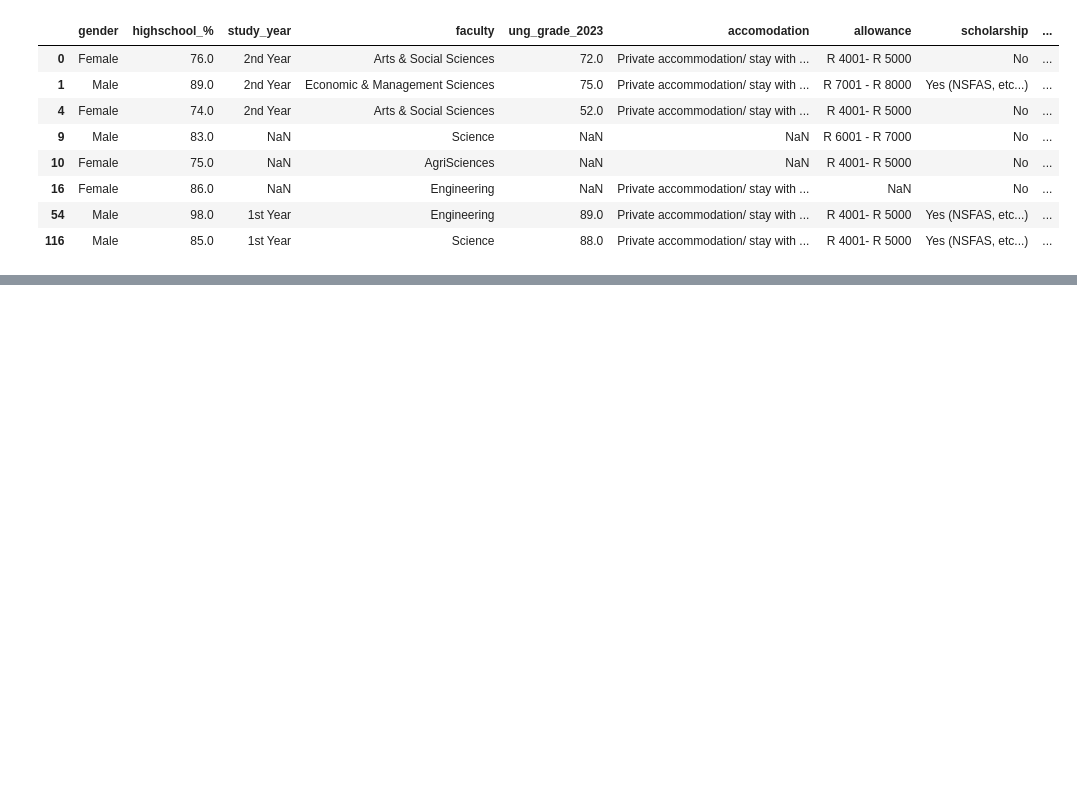
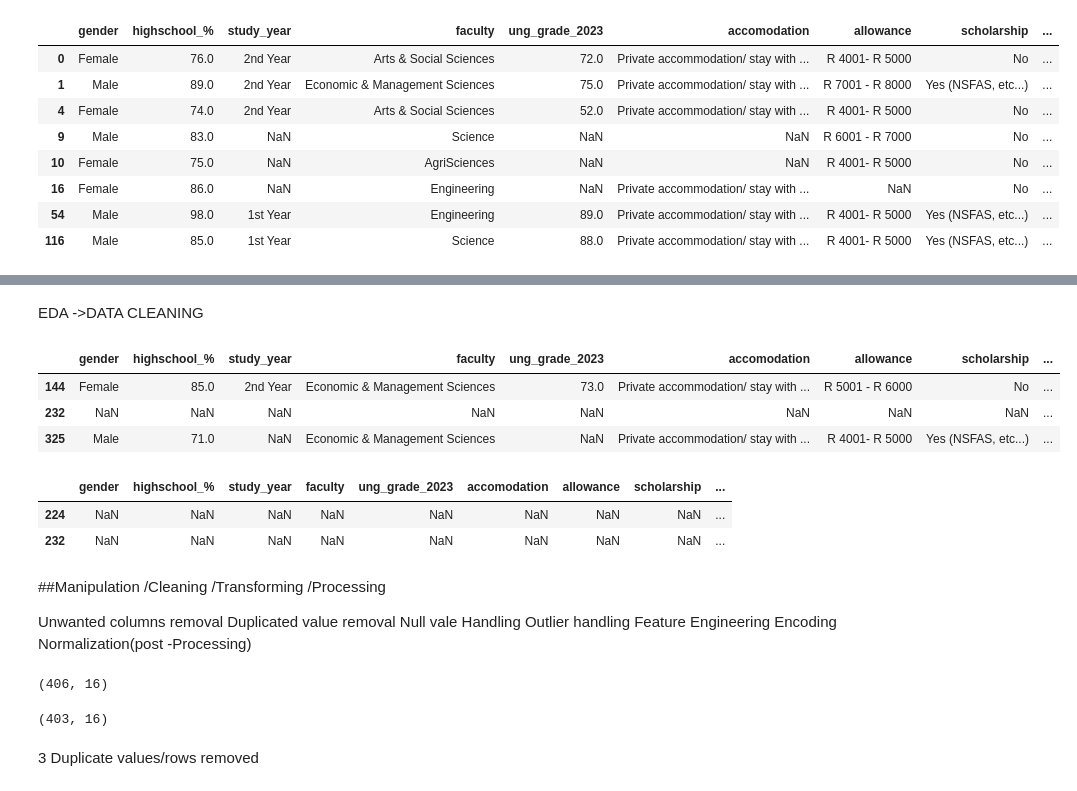
Before and after one commit to abinhyanmikha/Data-Science, a Jupyter notebook: Data preprocessing/day36/Revise.ipynb, the cells around one changed output, grey strips where cells are left out. Drawn from its saved outputs; the diff is of its cells as text; code cells hidden in the pictures; blank space fills up the shorter version.

Commit message:
Data cleaning

```diff
--- a/Data preprocessing/day36/Revise.ipynb
+++ b/Data preprocessing/day36/Revise.ipynb
@@ -141,0 +234,32 @@ relation.T.plot(kind="bar")
+# %% [markdown]
+EDA ->DATA CLEANING
+# %%
+#check for duplicates
+student_df[student_df.duplicated()]
+# %% [output]
+|  | gender | highschool_% | study_year | faculty | ung_grade_2023 | accomodation | allowance | scholarship | ... |
+| 144 | Female | 85.0 | 2nd Year | Economic & Management Sciences | 73.0 | Private accommodation/ stay with ... | R 5001 - R 6000 | No | ... |
+| 232 | NaN | NaN | NaN | NaN | NaN | NaN | NaN | NaN | ... |
+| 325 | Male | 71.0 | NaN | Economic & Management Sciences | NaN | Private accommodation/ stay with ... | R 4001- R 5000 | Yes (NSFAS, etc...) | ... |
+# %%
+#entire row is null
+student_df[student_df.isna().sum(axis=1)==len(student_df.columns)
+           ]
+# %% [output]
+|  | gender | highschool_% | study_year | faculty | ung_grade_2023 | accomodation | allowance | scholarship | ... |
+| 224 | NaN | NaN | NaN | NaN | NaN | NaN | NaN | NaN | ... |
+| 232 | NaN | NaN | NaN | NaN | NaN | NaN | NaN | NaN | ... |
+# %% [markdown]
+##Manipulation /Cleaning /Transforming /Processing
+
+Unwanted columns removal
+Duplicated value removal
+Null vale Handling
+Outlier handling
+Feature Engineering
+Encoding
+Normalization(post -Processing)
+# %%
+student_df.shape
+# %% [output]
+(406, 16)
@@ -141,0 +269,6 @@ relation.T.plot(kind="bar")
+# %%
+student_df.shape
+# %% [output]
+(403, 16)
+# %% [markdown]
+3 Duplicate values/rows removed
```
Also changed, not shown: parts of 19 cells of this notebook.
